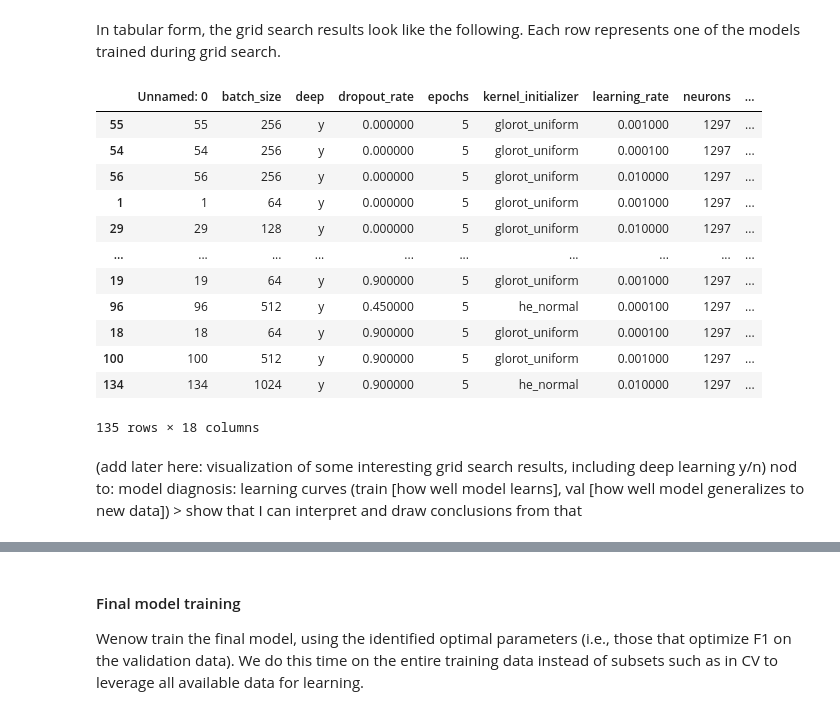
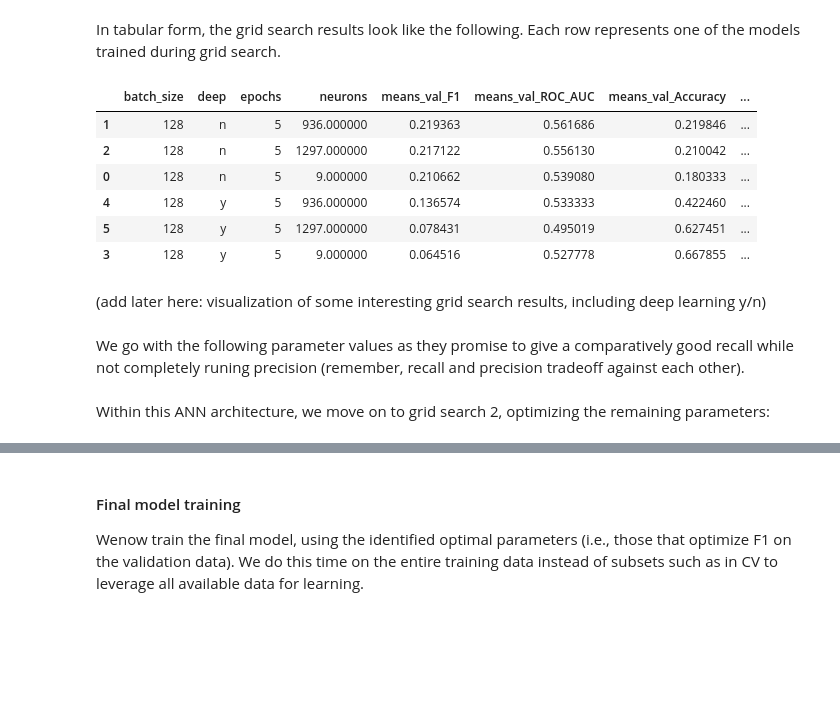
Before and after one commit to marc-feldmann/CustomerChurnPrediction, a Jupyter notebook: report.ipynb, the cells around one changed output, grey strips where cells are left out. Saved outputs shown, nothing was run; the diff lists cells and outputs as text; code cells hidden in the pictures; blank space fills up the shorter version.

```diff
--- a/report.ipynb
+++ b/report.ipynb
@@ -607,5 +595,5 @@ class_weights = dict(zip(np.unique(y_train.values), class_weights))
 # %% [markdown]
 All now left to do in optimization is fit the grid search model to our training data:
 # %%
-grid_result = grid.fit(X_train.iloc[:1000, :], y_train.iloc[:1000], class_weight=class_weights)
+grid_result = grid.fit(X_train.iloc[:100, :], y_train.iloc[:100], class_weight=class_weights)
 # %% [output]
@@ -624,42 +612,42 @@ Epoch 5/5
 #### Model selection
 As a basis for model selection, we store the grid search's results to a dataframe:
 # %%
-results = pd.DataFrame(grid_result.cv_results_["params"])
-results["means_val_F1"] = grid_result.cv_results_["mean_test_F1"]
-results['means_val_ROC_AUC'] = grid_result.cv_results_['mean_test_ROC_AUC']
-results["means_val_Accuracy"] = grid_result.cv_results_["mean_test_Accuracy"]
-results["means_val_Recall"] = grid_result.cv_results_["mean_test_Recall"]
-results["means_val_Precision"] = grid_result.cv_results_["mean_test_Precision"]
-results["means_train_F1"] = grid_result.cv_results_["mean_train_F1"]
-results['means_train_ROC_AUC'] = grid_result.cv_results_['mean_train_ROC_AUC']
-results["means_train_Accuracy"] = grid_result.cv_results_["mean_train_Accuracy"]
-results["means_train_Recall"] = grid_result.cv_results_["mean_train_Recall"]
-results["means_train_Precision"] = grid_result.cv_results_["mean_train_Precision"]
-
 from datetime import datetime
 import openpyxl
-path = "C:\\Users\\marc.feldmann\\Documents\\data_science_local\\CustomerChurnPrediction\\results\\hyparam_opt\\"
-filename = (path + "FNN_clf_GSresults_" + grid_name + datetime.now().strftime("%d_%m_%Y__%H_%M_%S") + ".xlsx")
-results.to_excel(filename)
+
+def store_opt_results(grid_result, grid_name):
+    results = pd.DataFrame(grid_result.cv_results_["params"])
+    results["means_val_F1"] = grid_result.cv_results_["mean_test_F1"]
+    results['means_val_ROC_AUC'] = grid_result.cv_results_['mean_test_ROC_AUC']
+    results["means_val_Accuracy"] = grid_result.cv_results_["mean_test_Accuracy"]
+    results["means_val_Recall"] = grid_result.cv_results_["mean_test_Recall"]
+    results["means_val_Precision"] = grid_result.cv_results_["mean_test_Precision"]
+    results["means_train_F1"] = grid_result.cv_results_["mean_train_F1"]
+    results['means_train_ROC_AUC'] = grid_result.cv_results_['mean_train_ROC_AUC']
+    results["means_train_Accuracy"] = grid_result.cv_results_["mean_train_Accuracy"]
+    results["means_train_Recall"] = grid_result.cv_results_["mean_train_Recall"]
+    results["means_train_Precision"] = grid_result.cv_results_["mean_train_Precision"]
+
+    filepath = 'results/hyparam_opt/FNN_clf_GSresults_' + grid_name + '_' + datetime.now().strftime('%d_%m_%Y__%H_%M_%S') + '.xlsx'
+    results.to_excel(filepath)
+    return results
+
+
+results = store_opt_results(grid_result, 'grid1')
 # %% [markdown]
 In tabular form, the grid search results look like the following. Each row represents one of the models trained during grid search.
 # %%
-results = pd.read_excel("C:\\Users\\marc.feldmann\\Documents\\data_science_local\\CustomerChurnPrediction\\results\\hyparam_opt\\FNN_clf_GSresults_hyparam_grid_27_08_2022__13_04_19.xlsx")
+# results = pd.read_excel('/results/hyparam_opt/FNN_clf_GSresults_hyparam_grid_27_08_2022__13_04_19.xlsx')
 results.sort_values('means_val_F1', ascending=False)
 # %% [output]
-|  | Unnamed: 0 | batch_size | deep | dropout_rate | epochs | kernel_initializer | learning_rate | neurons | ... |
-| 55 | 55 | 256 | y | 0.000000 | 5 | glorot_uniform | 0.001000 | 1297 | ... |
-| 54 | 54 | 256 | y | 0.000000 | 5 | glorot_uniform | 0.000100 | 1297 | ... |
-| 56 | 56 | 256 | y | 0.000000 | 5 | glorot_uniform | 0.010000 | 1297 | ... |
-| 1 | 1 | 64 | y | 0.000000 | 5 | glorot_uniform | 0.001000 | 1297 | ... |
-| 29 | 29 | 128 | y | 0.000000 | 5 | glorot_uniform | 0.010000 | 1297 | ... |
-| ... | ... | ... | ... | ... | ... | ... | ... | ... | ... |
-| 19 | 19 | 64 | y | 0.900000 | 5 | glorot_uniform | 0.001000 | 1297 | ... |
-| 96 | 96 | 512 | y | 0.450000 | 5 | he_normal | 0.000100 | 1297 | ... |
-| 18 | 18 | 64 | y | 0.900000 | 5 | glorot_uniform | 0.000100 | 1297 | ... |
-| 100 | 100 | 512 | y | 0.900000 | 5 | glorot_uniform | 0.001000 | 1297 | ... |
-| 134 | 134 | 1024 | y | 0.900000 | 5 | he_normal | 0.010000 | 1297 | ... |
+|  | batch_size | deep | epochs | neurons | means_val_F1 | means_val_ROC_AUC | means_val_Accuracy | ... |
+| 1 | 128 | n | 5 | 936.000000 | 0.219363 | 0.561686 | 0.219846 | ... |
+| 2 | 128 | n | 5 | 1297.000000 | 0.217122 | 0.556130 | 0.210042 | ... |
+| 0 | 128 | n | 5 | 9.000000 | 0.210662 | 0.539080 | 0.180333 | ... |
+| 4 | 128 | y | 5 | 936.000000 | 0.136574 | 0.533333 | 0.422460 | ... |
+| 5 | 128 | y | 5 | 1297.000000 | 0.078431 | 0.495019 | 0.627451 | ... |
+| 3 | 128 | y | 5 | 9.000000 | 0.064516 | 0.527778 | 0.667855 | ... |
-135 rows × 18 columns
 # %% [markdown]
 (add later here: visualization of some interesting grid search results, including deep learning y/n)
-nod to: model diagnosis: learning curves (train [how well model learns], val [how well model generalizes to new data]) > show that I can interpret and draw conclusions from that
+# %% [markdown]
+We go with the following parameter values as they promise to give a comparatively good recall while not completely runing precision (remember, recall and precision tradeoff against each other).
@@ -665,0 +657,2 @@ nod to: model diagnosis: learning curves (train [how well model learns], val [ho
+# %% [markdown]
+Within this ANN architecture, we move on to grid search 2, optimizing the remaining parameters:
```
Also changed, not shown: parts of 16 cells of this notebook.
